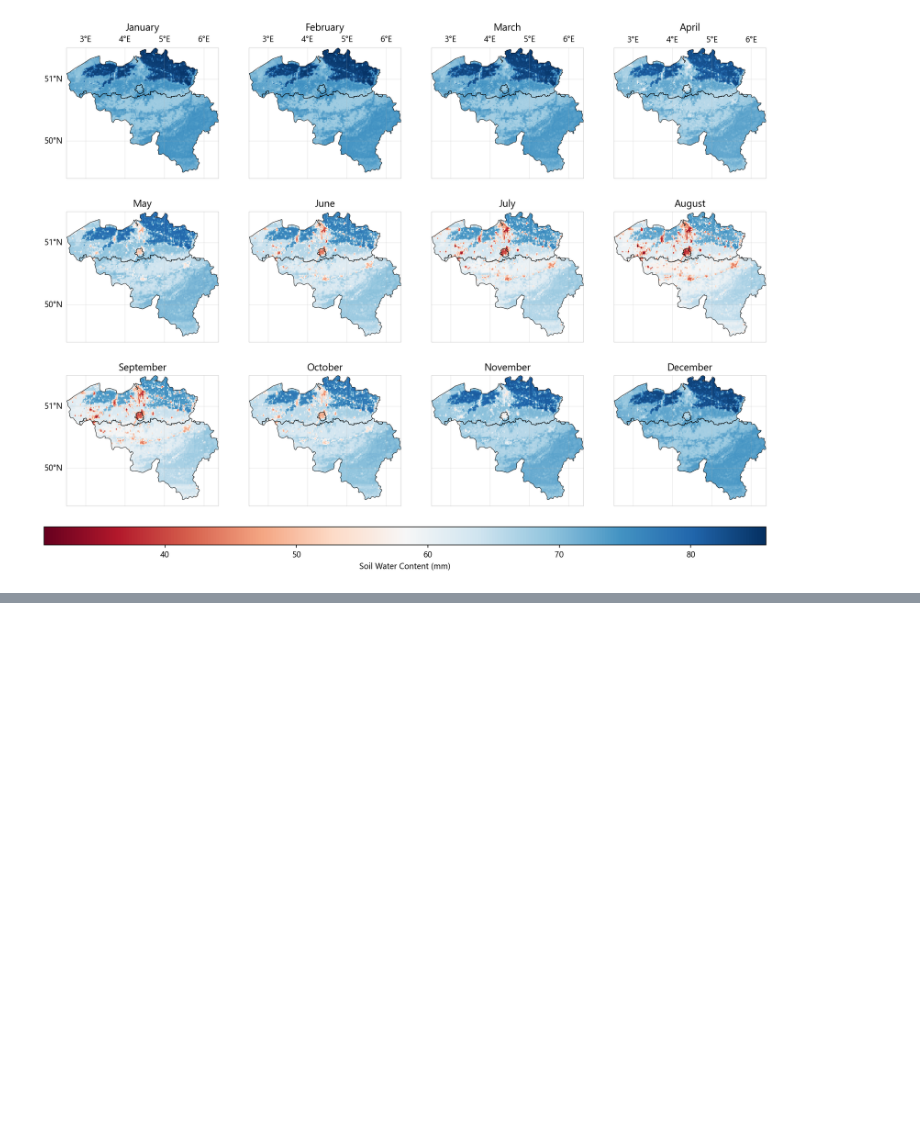
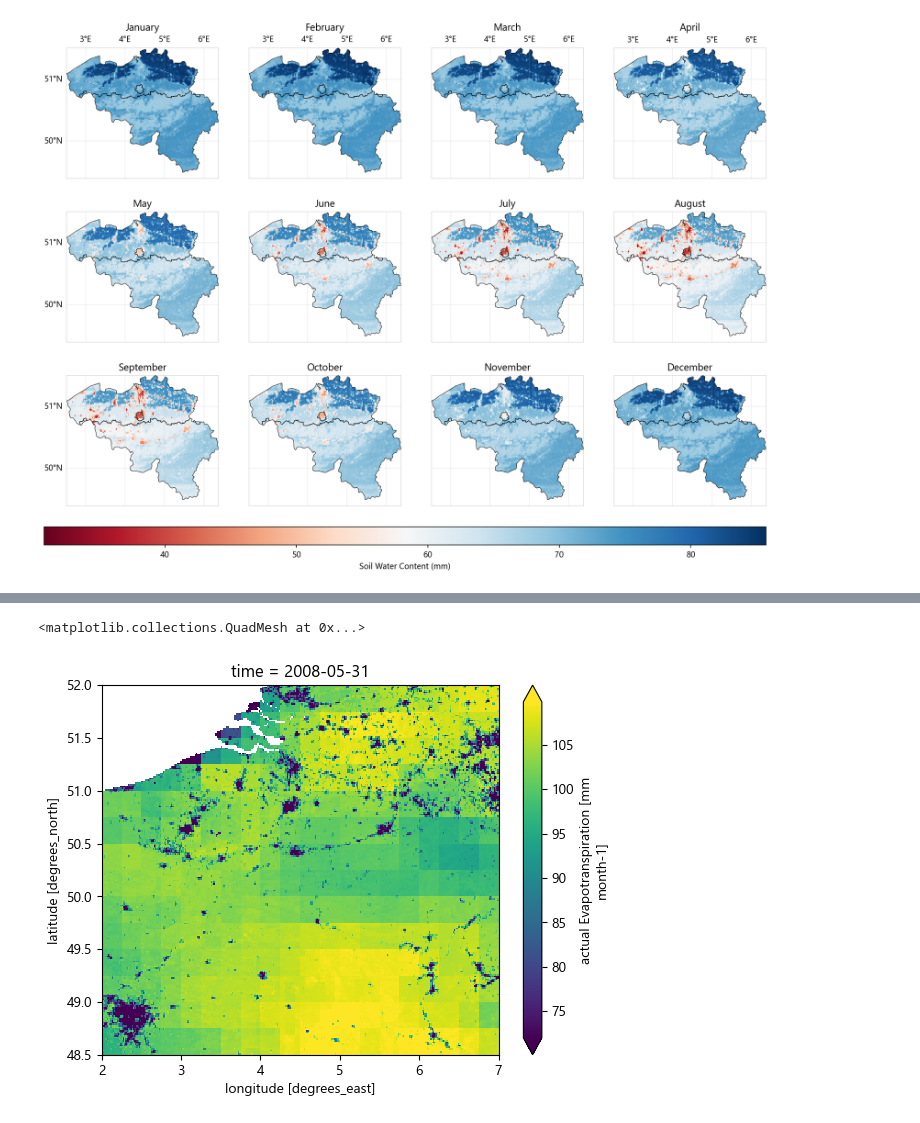
Before and after one commit to klekarkar/mHM_IO_dataprocessing, a Jupyter notebook: model_evaluation.ipynb, the cells around one changed output, grey strips where cells are left out. Drawn from its saved outputs; the diff is of its cells as text; code cells hidden in the pictures; blank space fills up the shorter version.

```diff
--- a/model_evaluation.ipynb
+++ b/model_evaluation.ipynb
@@ -375,0 +409,5 @@ plt.show()
+# %%
+(mHM_ET_mon[100]).plot(robust=True)
+# %% [output]
+<matplotlib.collections.QuadMesh at 0x...>
+[figure, added]
```
Also changed, not shown: parts of 11 cells of this notebook, 4 other files.
